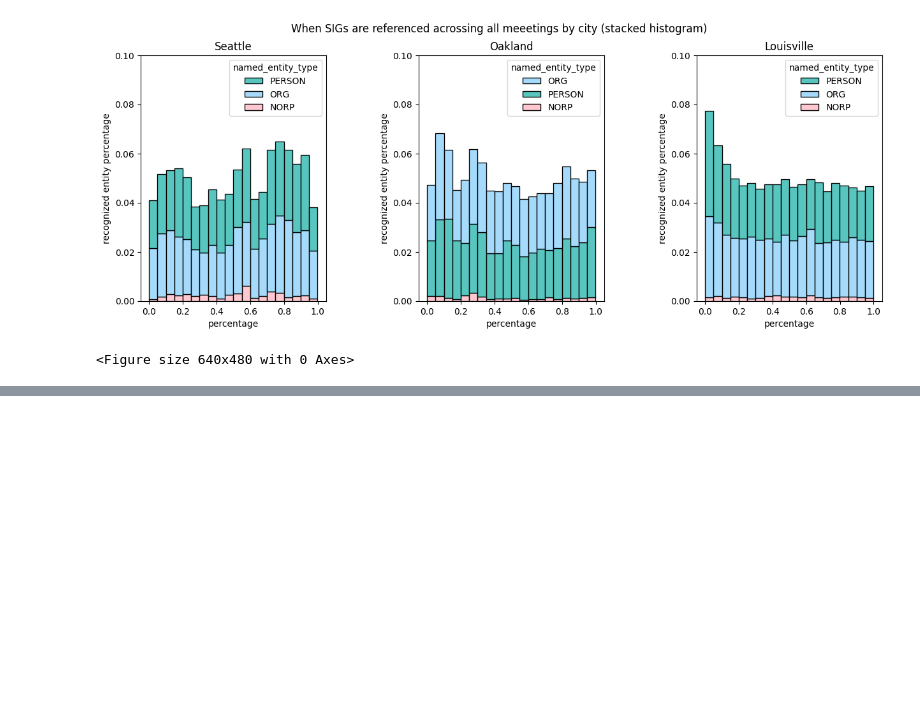
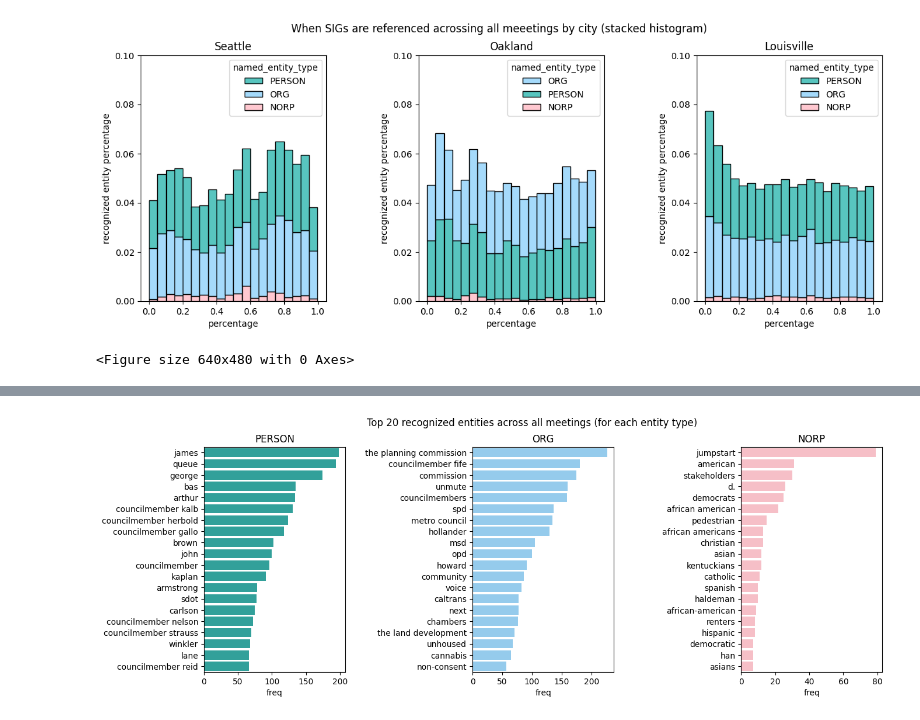
Before and after one commit to PugetSoundClinic-PIT/sig-cdp, a Jupyter notebook: week-5/combined_question1.ipynb, the cells around one changed output, grey strips where cells are left out. Saved outputs shown, nothing was run; the diff lists cells and outputs as text; code cells hidden in the pictures; blank space fills up the shorter version.

```diff
--- a/week-5/combined_question1.ipynb
+++ b/week-5/combined_question1.ipynb
@@ -278,0 +311,56 @@ _ = fig.suptitle("When SIGs are referenced acrossing all meeetings by city (stac
+# %%
+# Count the frequency of each recognized entity
+# and make a barplot of top 20 recognized entities across all meetings for each entity type.
+
+
+# result_df stores top 20 entities mentioned on average across all meetings in all cities by entity type
+result_df = pd.DataFrame([], columns=["word", "freq", "named_entity_type"])
+biglist = []
+
+
+for entity_type in all_cities_df['named_entity_type'].unique():
+    word_count_for1type = {}
+    all_cities_df_for1type = all_cities_df[all_cities_df['named_entity_type'] == entity_type]
+
+    # a list of eneities that we want to filter out
+    filterlist = ['council', 'madam', 'councilman', 'committee', 'department']
+
+    for e in all_cities_df_for1type["entity"]:
+        if e.lower() in word_count_for1type and e.lower() not in filterlist:
+            word_count_for1type[e.lower()] += 1
+        else:
+            word_count_for1type[e.lower()] = 1
+
+    most_appeared_for1type = dict(nlargest(20, word_count_for1type.items(), key=lambda i: i[1]))
+
+    df_for1type = pd.DataFrame(list(most_appeared_for1type.items()))
+    df_for1type["named_entity_type"] = entity_type
+
+
+    biglist.append(df_for1type)
+
+
+result_df = pd.concat(biglist).rename({0: "word", 1: "freq"}, axis=1).reset_index(drop=True)
+
+# plotting
+fig, ax = plt.subplots(1, 3, figsize=(15, 5))
+fig.subplots_adjust(wspace=0.9)
+
+
+_ = sns.barplot(x="freq", y='word', data=result_df[result_df["named_entity_type"] == 'PERSON'], ax=ax[0], color="#20B2AA")
+_ = sns.barplot(x="freq", y='word', data=result_df[result_df["named_entity_type"] == 'ORG'], ax=ax[1], color="#87CEFA")
+_ = sns.barplot(x="freq", y='word', data=result_df[result_df["named_entity_type"] == 'NORP'], ax=ax[2], color="#FFB6C1")
+
+ax[0].set_ylabel("")
+ax[1].set_ylabel("")
+ax[2].set_ylabel("")
+
+ax[0].set_title("PERSON")
+ax[1].set_title("ORG")
+ax[2].set_title("NORP")
+
+fig.suptitle("Top 20 recognized entities across all meetings (for each entity type)")
+
+plt.show()
+# %% [output]
+[figure, added]
```
Also changed, not shown: parts of 2 cells of this notebook.
